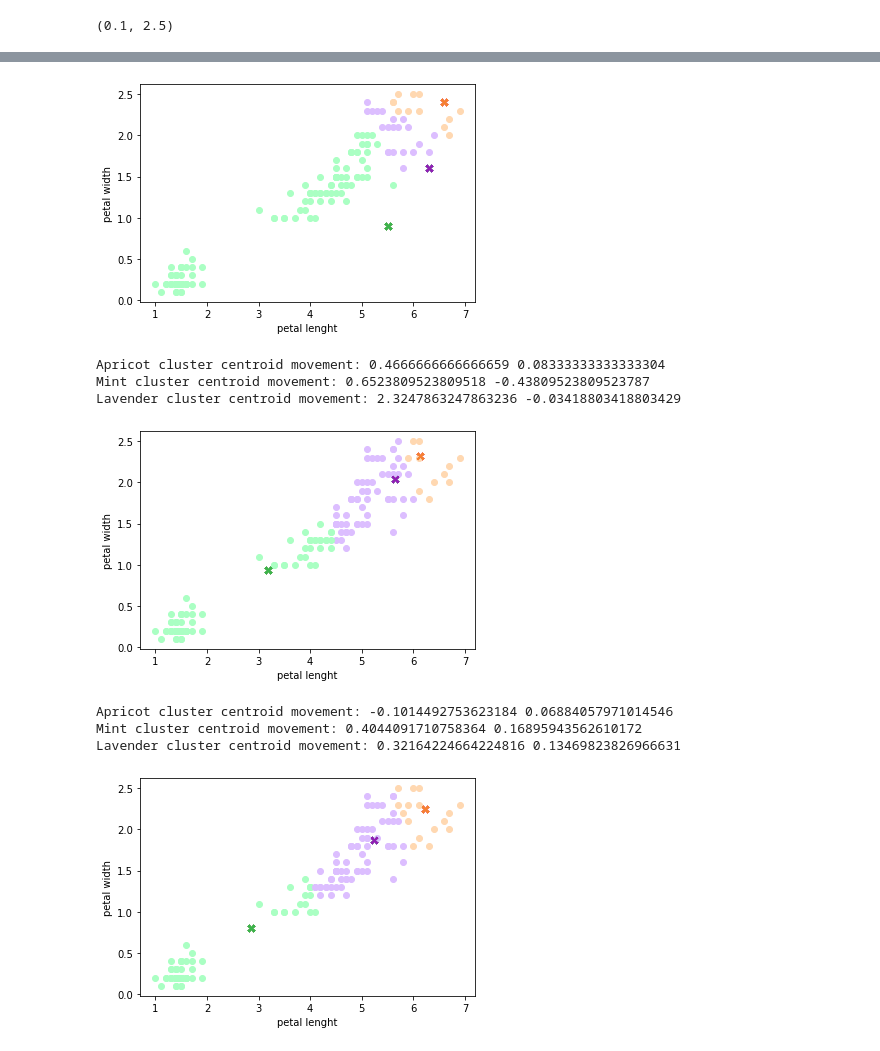
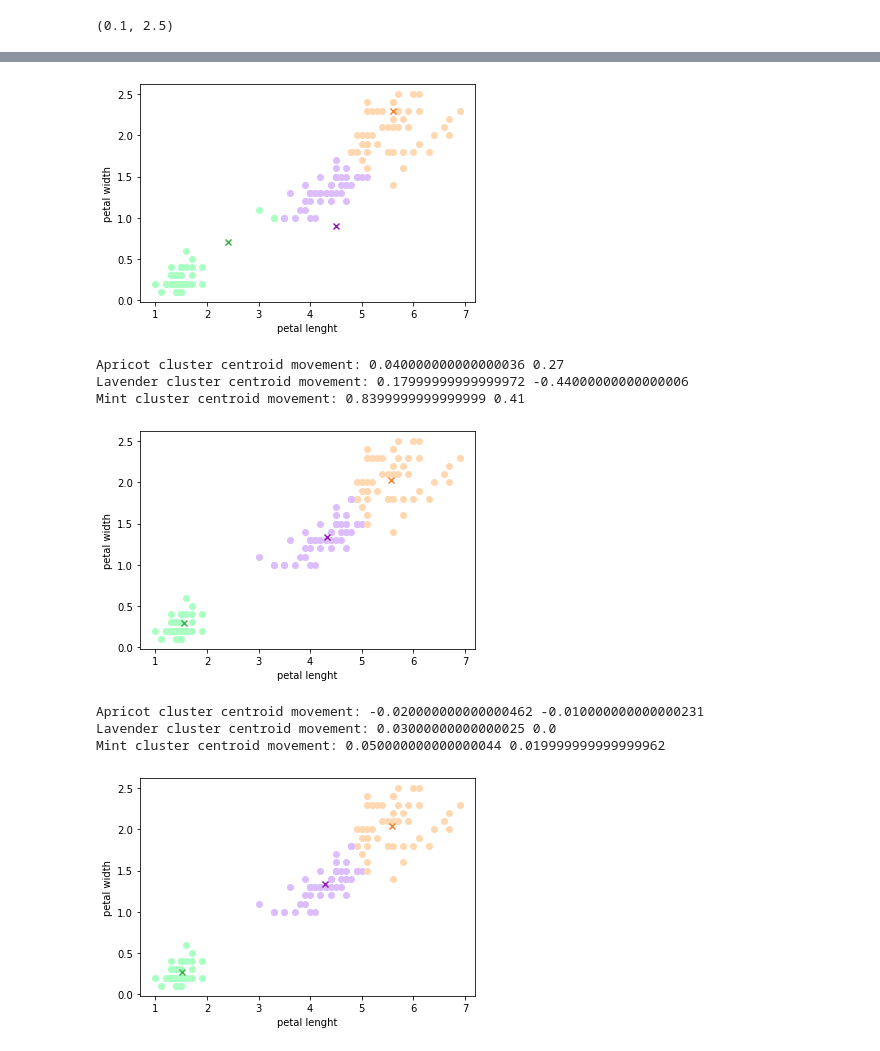
Before and after one commit to Xeveq/jupyter-ds-kmeans, a Jupyter notebook: kmeans.ipynb, the cells around one changed output, grey strips where cells are left out. Saved outputs shown, nothing was run; the diff lists cells and outputs as text; code cells hidden in the pictures.

```diff
--- a/kmeans.ipynb
+++ b/kmeans.ipynb
@@ -76,62 +74,66 @@ def dist_calc(petal_coords, centroid_coords):
+# %%
+x_first_array = []
+y_first_array = []
+x_second_array = []
+y_second_array = []
+x_third_array = []
+y_third_array = []
 # %%
-x_first_array = ()
-y_first_array = ()
-x_second_array = ()
-y_second_array = ()
-x_third_array = ()
-y_third_array = ()
-
 while(True):
     for petal in petal_len_width:
         dist_first = dist_calc(petal, r1)
         dist_second = dist_calc(petal, r2)
         dist_third = dist_calc(petal, r3)
         if dist_first < dist_second and dist_first < dist_third:
-            plt.scatter(petal[0], petal[1], marker='o', c='#ffd8b1')
-            x_first_array = np.append(x_first_array, petal[0])
-            y_first_array = np.append(y_first_array, petal[1])
+            plt.scatter(petal[0], petal[1], marker='o', c='#ffd8b1') #Apricot
+            x_first_array.append(petal[0])
+            y_first_array.append(petal[1])
         elif dist_second < dist_first and dist_second < dist_third:
-            plt.scatter(petal[0], petal[1], marker='o', c='#dcbeff')
-            x_second_array = np.append(x_second_array, petal[0])
-            y_second_array = np.append(y_second_array, petal[1])
+            plt.scatter(petal[0], petal[1], marker='o', c='#dcbeff') #Lavender
+            x_second_array.append(petal[0])
+            y_second_array.append(petal[1])
         else:
-            plt.scatter(petal[0], petal[1], marker='o', c='#aaffc3')
-            x_third_array = np.append(x_third_array, petal[0])
-            y_third_array = np.append(y_third_array, petal[1])
-        plt.scatter(r1[0], r1[1], marker='x',c='#f58231')
-        plt.scatter(r2[0], r2[1], marker='x', c='#911eb4')
-        plt.scatter(r3[0], r3[1], marker='x', c='#3cb44b')
+            plt.scatter(petal[0], petal[1], marker='o', c='#aaffc3') #Mint
+            x_third_array.append(petal[0])
+            y_third_array.append(petal[1])
+
+    plt.scatter(r1[0], r1[1], marker='x',c='#f58231')
+    plt.scatter(r2[0], r2[1], marker='x', c='#911eb4')
+    plt.scatter(r3[0], r3[1], marker='x', c='#3cb44b')
     plt.ylabel('petal width')
     plt.xlabel('petal lenght')
     plt.show()
 
-    new_x_first = sum(x_first_array) / len(x_first_array)
-    new_y_first = sum(y_first_array) / len(y_first_array)
-    new_x_second = sum(x_second_array) / len(x_second_array)
-    new_y_second = sum(y_second_array) / len(y_second_array)
-    new_x_third = sum(x_third_array) / len(x_third_array)
-    new_y_third = sum(y_third_array) / len(y_third_array)
+    #new coords of centroids are calculated
+    new_x_first = round(sum(x_first_array) / len(x_first_array), 2)
+    new_y_first = round(sum(y_first_array) / len(y_first_array), 2)
+    new_x_second = round(sum(x_second_array) / len(x_second_array), 2)
+    new_y_second = round(sum(y_second_array) / len(y_second_array), 2)
+    new_x_third = round(sum(x_third_array) / len(x_third_array), 2)
+    new_y_third = round(sum(y_third_array) / len(y_third_array), 2)
 
     print("Apricot cluster centroid movement:", r1[0] - new_x_first, r1[1] - new_y_first)
-    print("Mint cluster centroid movement:", r2[0] - new_x_second, r2[1] - new_y_second)
-    print("Lavender cluster centroid movement:", r3[0] - new_x_third, r3[1] - new_y_third)
+    print("Lavender cluster centroid movement:", r2[0] - new_x_second, r2[1] - new_y_second)
+    print("Mint cluster centroid movement:", r3[0] - new_x_third, r3[1] - new_y_third)
 
+    #exit conditions
     if  ((abs(r1[0] - new_x_first) < 0.001 and abs(r1[1] - new_y_first) < 0.001)
         and (abs(r2[0] - new_x_second) < 0.001 and abs(r2[1] - new_y_second) < 0.001)
         and (abs(r3[0] - new_x_third) < 0.001 and abs(r3[1] - new_y_third) < 0.001)):
         print("iteration finished")
         break
 
+    #new centroids coords are assigned
     r1=(new_x_first, new_y_first)
     r2=(new_x_second, new_y_second)
     r3=(new_x_third, new_y_third)
 # %% [output]
-[figure, old version]
+[figure, new version]
-Apricot cluster centroid movement: 0.4666666666666659 0.08333333333333304
-Mint cluster centroid movement: 0.6523809523809518 -0.43809523809523787
-Lavender cluster centroid movement: 2.3247863247863236 -0.03418803418803429
+Apricot cluster centroid movement: 0.040000000000000036 0.27
+Lavender cluster centroid movement: 0.17999999999999972 -0.44000000000000006
+Mint cluster centroid movement: 0.8399999999999999 0.41
-[figure, old version]
+[figure, new version]
-Apricot cluster centroid movement: -0.1014492753623184 0.06884057971014546
-Mint cluster centroid movement: 0.4044091710758364 0.16895943562610172
-Lavender cluster centroid movement: 0.32164224664224816 0.13469823826966631
+Apricot cluster centroid movement: -0.020000000000000462 -0.010000000000000231
+Lavender cluster centroid movement: 0.03000000000000025 0.0
+Mint cluster centroid movement: 0.050000000000000044 0.019999999999999962
-[figure, old version]
+[figure, new version]
```
Also changed, not shown: parts of 6 cells of this notebook.
